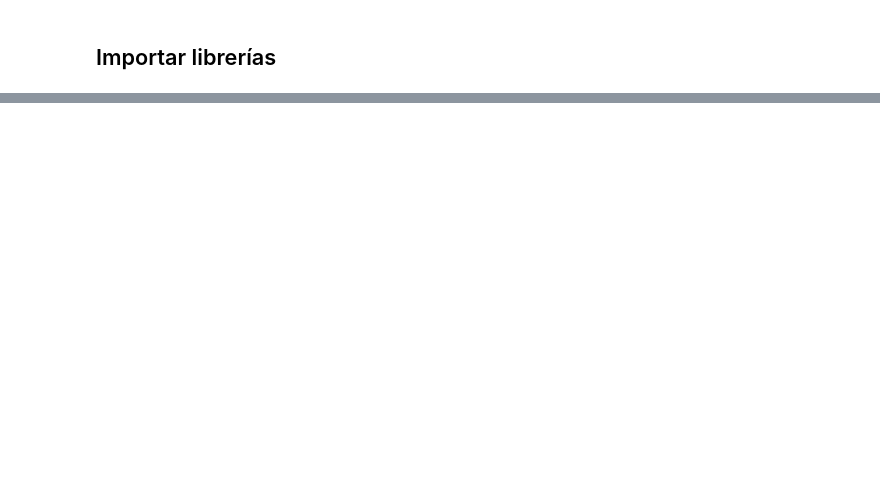
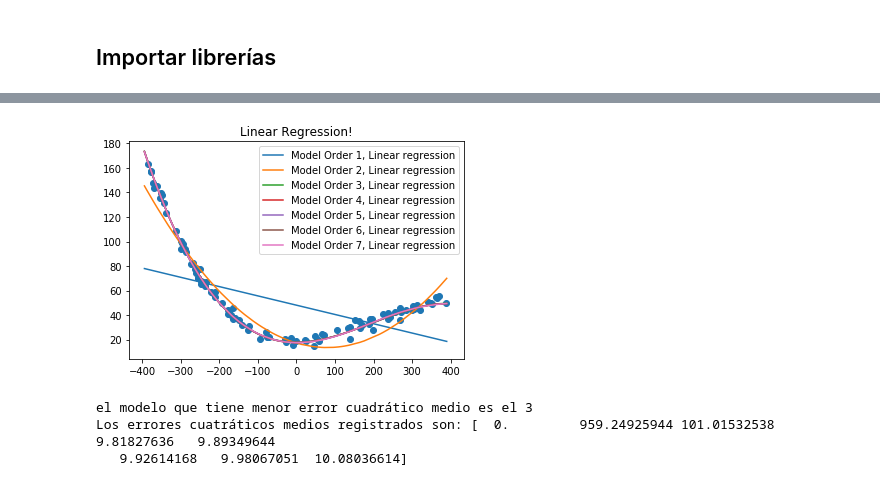
Before and after one commit to jmorellid/EspecializacionIA, a Jupyter notebook: 01_Introducción_Inteligencia_Artificial/Examen/examen_IIA.ipynb, the cells around one changed output, grey strips where cells are left out. Cells and saved outputs as stored; diff of their text form; code cells hidden in the pictures; blank space fills up the shorter version.

```diff
--- a/01_Introducción_Inteligencia_Artificial/Examen/examen_IIA.ipynb
+++ b/01_Introducción_Inteligencia_Artificial/Examen/examen_IIA.ipynb
@@ -38,0 +80,69 @@ data = X(filepath, Structure)
+# %%
+from IIA_preprocessing import adapt_data_order, expand_ones_X
+from IIA_evaluation import MSE, Var, Bias, k_folds_model, BaseMetric
+from IIA_models import LinearRegression
+
+# DIVIDO EN TRAIN Y VALIDATION
+
+X_train, X_val, y_train, y_val = train_test_split(X_train, y_train, 0.8)
+
+X_train = X_train.reshape(-1, 1)
+X_val = X_val.reshape(-1, 1)
+y_train = y_train.reshape(-1, 1)
+y_val = y_val.reshape(-1, 1)
+
+order = 8
+
+evaluation = MSE
+model = LinearRegression()
+
+eval_array_val = np.zeros(order)
+models = np.array([])
+
+lock = 0
+y_models = np.zeros(y_val.shape)
+
+idx = np.argsort(X_val, axis=0)
+
+for i in range(1, order):
+
+    if i == 1:
+        X_expand = X_train
+        X_val_expand = X_val
+    else:
+        X_expand = adapt_data_order(X_train, i)
+        X_val_expand = adapt_data_order(X_val, i)
+
+    X_val_expand_w_ones = expand_ones_X(X_val_expand)
+    X_expand_w_ones = expand_ones_X(X_expand)
+
+    model.fit(X_expand_w_ones, y_train)
+
+    y_pred = model.predict(X_val_expand_w_ones)
+
+    eval_array_val[i] = evaluation(y_val, y_pred)()
+
+    models = np.append(models, i)
+    if lock == 0:
+        y_models = y_pred
+        lock += 1
+    else:
+        y_models = np.hstack((y_models, y_pred))
+
+    plt.plot(X_val[idx[:,0]], y_pred[idx[:,0]], label=f'Model Order {i}, Linear regression')
+
+plt.legend()
+plt.scatter(X_test, y_test, label=f'Model Order {i}, Linear regression')
+plt.title('Linear Regression!')
+plt.show()
+
+
+print(f'el modelo que tiene menor error cuadrático medio es el {eval_array_val[1:].argmin() + 1}')
+
+
+print(f'Los errores cuatráticos medios registrados son: {eval_array_val}')
+# %% [output]
+[figure, added]
+el modelo que tiene menor error cuadrático medio es el 3
+Los errores cuatráticos medios registrados son: [  0.         959.24925944 101.01532538   9.81827636   9.89349644
+   9.92614168   9.98067051  10.08036614]
```
Also changed, not shown: parts of 13 cells of this notebook.
